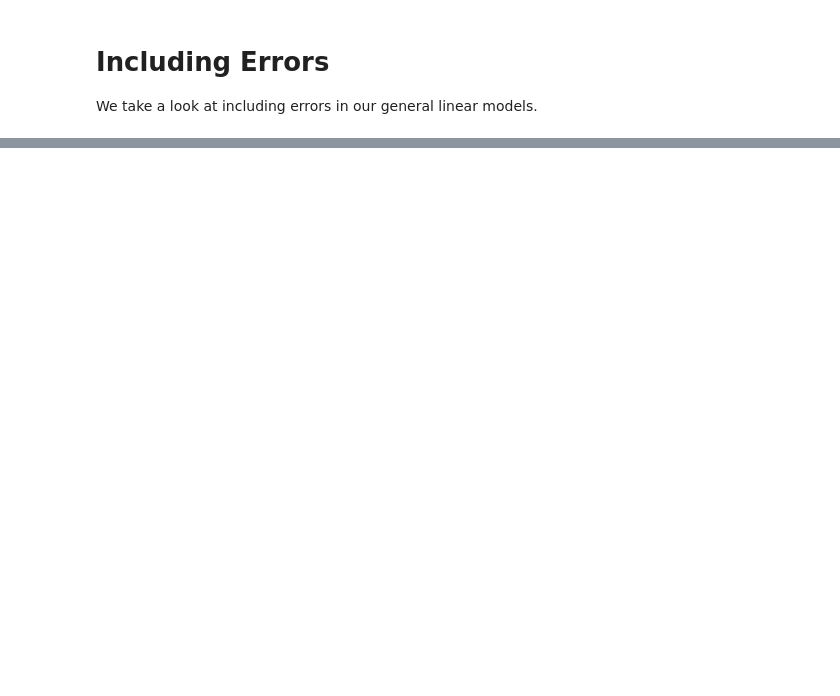
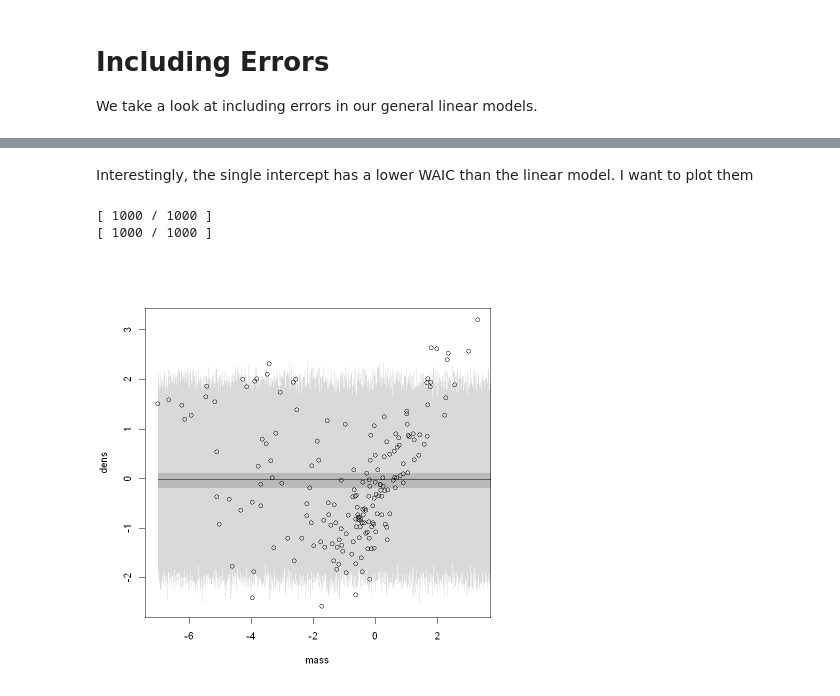
Before and after one commit to TimeTeleporter/advanced_statistics, a Jupyter notebook: exam_prep/measurement_errors.ipynb, the cells around one changed output, grey strips where cells are left out. Saved outputs shown, nothing was run; the diff lists cells and outputs as text; code cells hidden in the pictures; blank space fills up the shorter version.

```diff
--- a/exam_prep/measurement_errors.ipynb
+++ b/exam_prep/measurement_errors.ipynb
@@ -24,0 +66,13 @@ Das folgende Objekt ist maskiert 'package:stats':
+# %%
+# Intercept as the first model
+intercept <- map2stan(
+    alist(
+        dens ~ dnorm(mu, sigma),
+        mu <- a,
+        a ~ dnorm(0, 10),
+        sigma ~ dcauchy(0, 10)
+    ),
+    data = d,
+    constraints = list(sigma = "lower=0"),
+    cores = 7, chains = 7
+)
@@ -24,0 +225,20 @@ Das folgende Objekt ist maskiert 'package:stats':
+# %% [markdown]
+Interestingly, the single intercept has a lower WAIC than the linear model. I want to plot them
+# %%
+seq <- seq(from = -7, to = 4, by = 0.01)
+
+mu <- link(intercept, data = list(mass = seq))
+mu_mean <- apply(mu, 2, mean)
+mu_HPDI <- apply(mu, 2, HPDI, prob = 0.91)
+
+plot(dens ~ mass, data = d)
+lines(seq, mu_mean)
+shade(mu_HPDI, seq)
+
+sim_data <- sim(intercept, data = list(mass = seq))
+sim_HPDI <- apply(sim_data, 2, HPDI, prob = 0.91)
+shade(sim_HPDI, seq)
+# %% [output]
+[ 1000 / 1000 ]
+[ 1000 / 1000 ]
+[figure, added]
```
Also changed, not shown: parts of 39 cells of this notebook, 6 other files.
